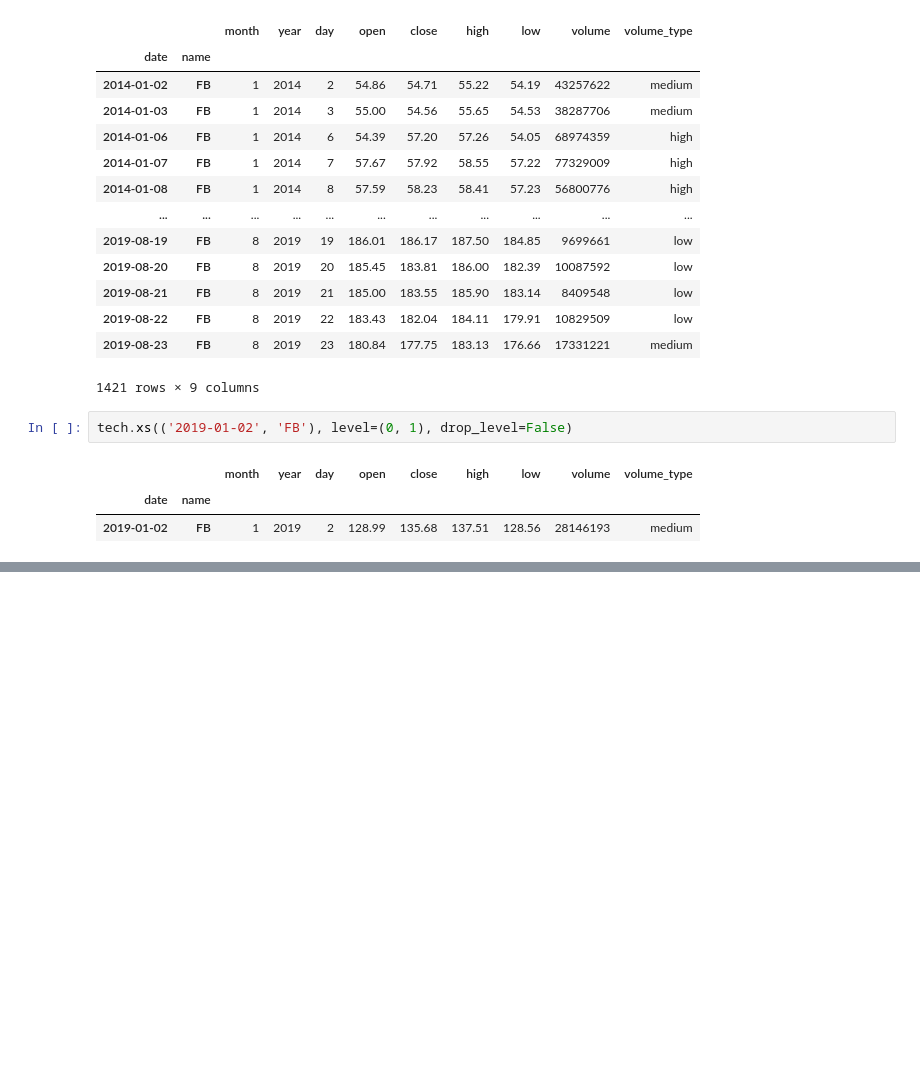
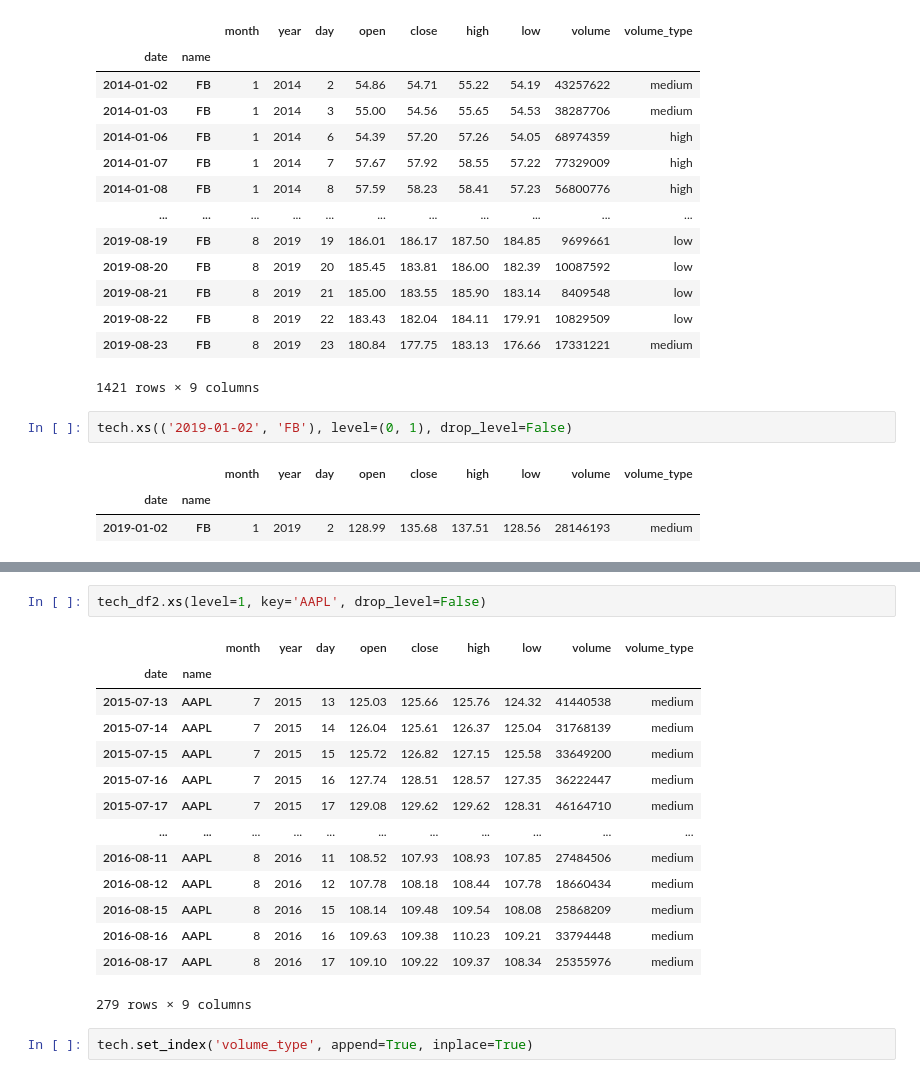
Before and after one commit to leozhao0709/python, a Jupyter notebook: pandas_bootcamp/MultiDimensional.ipynb, the cells around one changed output, grey strips where cells are left out. Saved outputs shown, nothing was run; the diff lists cells and outputs as text; blank space fills up the shorter version.

```diff
--- a/pandas_bootcamp/MultiDimensional.ipynb
+++ b/pandas_bootcamp/MultiDimensional.ipynb
@@ -167,0 +219,19 @@ tech.xs(('2019-01-02', 'FB'), level=(0, 1), drop_level=False)
+# %%
+tech_df2.xs(level=1, key='AAPL', drop_level=False)
+# %% [output]
+|  |  | month | year | day | open | close | high | low | volume | volume_type |
+| date | name |  |  |  |  |  |  |  |  |  |
+| 2015-07-13 | AAPL | 7 | 2015 | 13 | 125.03 | 125.66 | 125.76 | 124.32 | 41440538 | medium |
+| 2015-07-14 | AAPL | 7 | 2015 | 14 | 126.04 | 125.61 | 126.37 | 125.04 | 31768139 | medium |
+| 2015-07-15 | AAPL | 7 | 2015 | 15 | 125.72 | 126.82 | 127.15 | 125.58 | 33649200 | medium |
+| 2015-07-16 | AAPL | 7 | 2015 | 16 | 127.74 | 128.51 | 128.57 | 127.35 | 36222447 | medium |
+| 2015-07-17 | AAPL | 7 | 2015 | 17 | 129.08 | 129.62 | 129.62 | 128.31 | 46164710 | medium |
+| ... | ... | ... | ... | ... | ... | ... | ... | ... | ... | ... |
+| 2016-08-11 | AAPL | 8 | 2016 | 11 | 108.52 | 107.93 | 108.93 | 107.85 | 27484506 | medium |
+| 2016-08-12 | AAPL | 8 | 2016 | 12 | 107.78 | 108.18 | 108.44 | 107.78 | 18660434 | medium |
+| 2016-08-15 | AAPL | 8 | 2016 | 15 | 108.14 | 109.48 | 109.54 | 108.08 | 25868209 | medium |
+| 2016-08-16 | AAPL | 8 | 2016 | 16 | 109.63 | 109.38 | 110.23 | 109.21 | 33794448 | medium |
+| 2016-08-17 | AAPL | 8 | 2016 | 17 | 109.10 | 109.22 | 109.37 | 108.34 | 25355976 | medium |
+279 rows × 9 columns
+# %%
+tech.set_index('volume_type', append=True, inplace=True)
```
Also changed, not shown: parts of 8 cells of this notebook.
